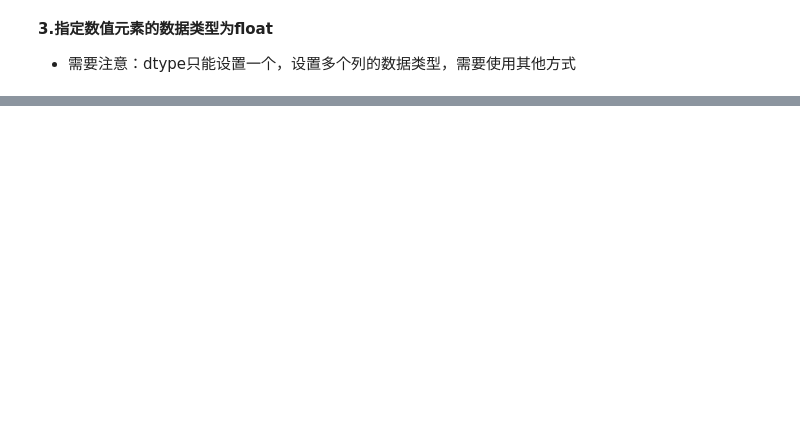
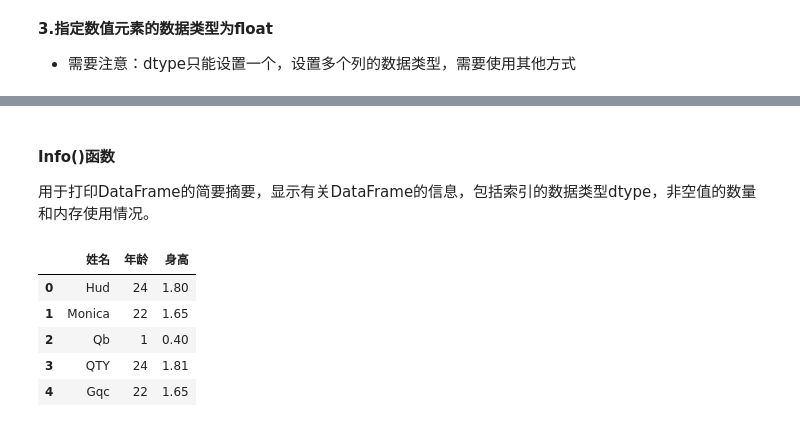
Before and after one commit to qty9866/Python-Data-analysis-learning, a Jupyter notebook: pandas.ipynb, the cells around one changed output, grey strips where cells are left out. Saved outputs shown, nothing was run; the diff lists cells and outputs as text; code cells hidden in the pictures; blank space fills up the shorter version.

```diff
--- a/pandas.ipynb
+++ b/pandas.ipynb
@@ -573,0 +802,8 @@ df
+# %%
+data =  {
+        'Name':['Hud','Monica','Qb','QTY'],
+        'Age':[24,22,1,24],
+        'Tall':[1.80,1.65,0.4,1.81]
+}
+df = pd.DataFrame(data)
+df
@@ -573,0 +894,4 @@ df
+# %%
+# 添加inplace参数，修改源数据
+df.rename(index={0:"row1",1:"row2",2:"row3",3:"row4"},columns={"Name":"姓名","Age":"年龄","Tall":"身高"},inplace=True)
+df
@@ -573,0 +904,22 @@ df
+# %% [markdown]
+#### **Info()函数**
+
+用于打印DataFrame的简要摘要，显示有关DataFrame的信息，包括索引的数据类型dtype，非空值的数量和内存使用情况。
+# %%
+# 创建一组数据
+data =  {
+        'Name':['Hud','Monica','Qb','QTY'],
+        'Age':[24,22,1,24],
+        'Tall':[1.80,1.65,0.4,1.81]
+}
+data1 = {"姓名":"Gqc","年龄":22,"身高":1.65}
+# 将数据追加到df数据中
+df = df.append(data1,ignore_index=True)
+df
+# %% [output]
+|  | 姓名 | 年龄 | 身高 |
+| 0 | Hud | 24 | 1.80 |
+| 1 | Monica | 22 | 1.65 |
+| 2 | Qb | 1 | 0.40 |
+| 3 | QTY | 24 | 1.81 |
+| 4 | Gqc | 22 | 1.65 |
```
Also changed, not shown: parts of 83 cells of this notebook, 1 other file.
